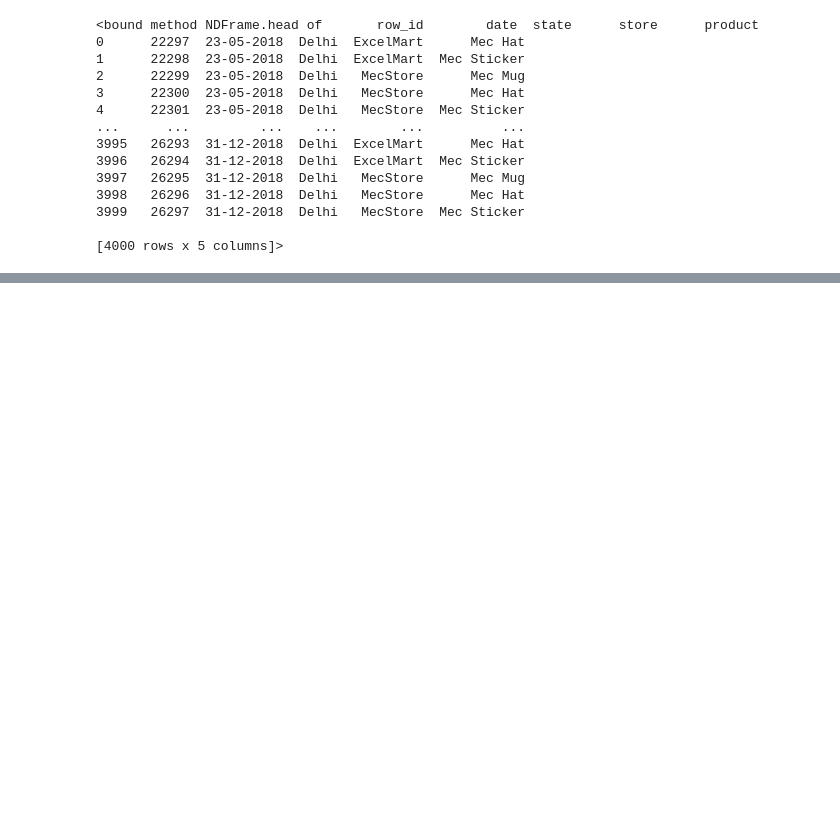
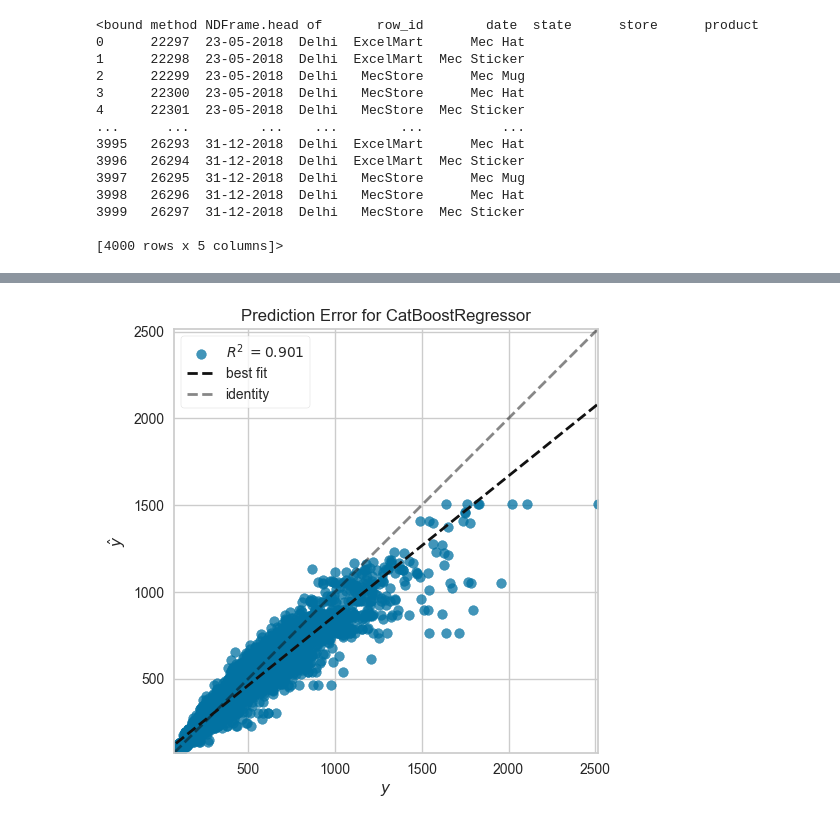
Before and after one commit to karthikgkumar/NeuralNet, a Jupyter notebook: EDA_excel.ipynb, the cells around one changed output, grey strips where cells are left out. Drawn from its saved outputs; the diff is of its cells as text; code cells hidden in the pictures; blank space fills up the shorter version.

```diff
--- a/EDA_excel.ipynb
+++ b/EDA_excel.ipynb
@@ -65,0 +186,3 @@ ImportError: cannot import name 'interp' from 'scipy' (E:\01_BTECH CS\datascienc
+# %%
+exp.plot_model(tune_catboost, plot='error')
+# %% [output]
@@ -65,0 +190 @@ ImportError: cannot import name 'interp' from 'scipy' (E:\01_BTECH CS\datascienc
+[figure, added]
```
Also changed, not shown: parts of 21 cells of this notebook, 5 other files.
